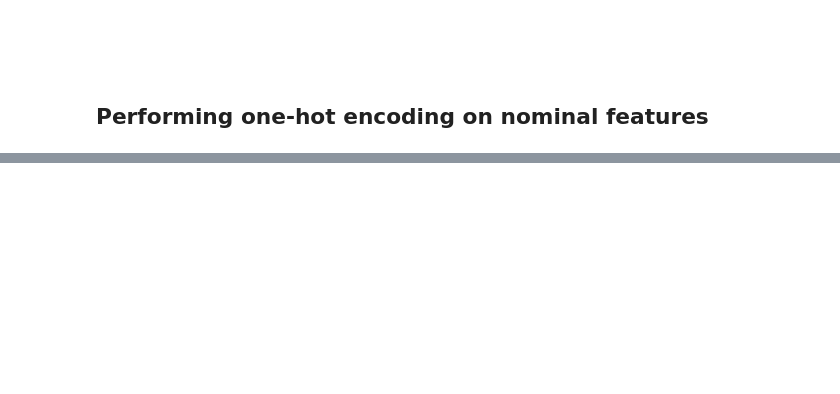
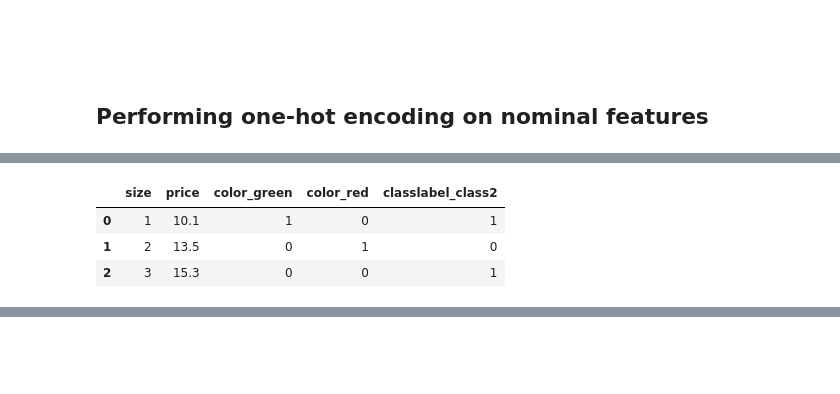
Before and after one commit to Darbestor/machine-learning-book, a Jupyter notebook: ch04/ch04.ipynb, the cells around one changed output, grey strips where cells are left out. Cells and saved outputs as stored; diff of their text form; code cells hidden in the pictures; blank space fills up the shorter version.

```diff
--- a/ch04/ch04.ipynb
+++ b/ch04/ch04.ipynb
@@ -233,7 +370,12 @@ pd.get_dummies(df[['price', 'color', 'size']])
 # %%
 # multicollinearity guard in get_dummies
 
-pd.get_dummies(df[['price', 'color', 'size']], drop_first=True)
+pd.get_dummies(df, drop_first=True)
+# %% [output]
+|  | size | price | color_green | color_red | classlabel_class2 |
+| 0 | 1 | 10.1 | 1 | 0 | 1 |
+| 1 | 2 | 13.5 | 0 | 1 | 0 |
+| 2 | 3 | 15.3 | 0 | 0 | 1 |
 # %%
 # multicollinearity guard for the OneHotEncoder
 
```
Also changed, not shown: parts of 53 cells of this notebook.
